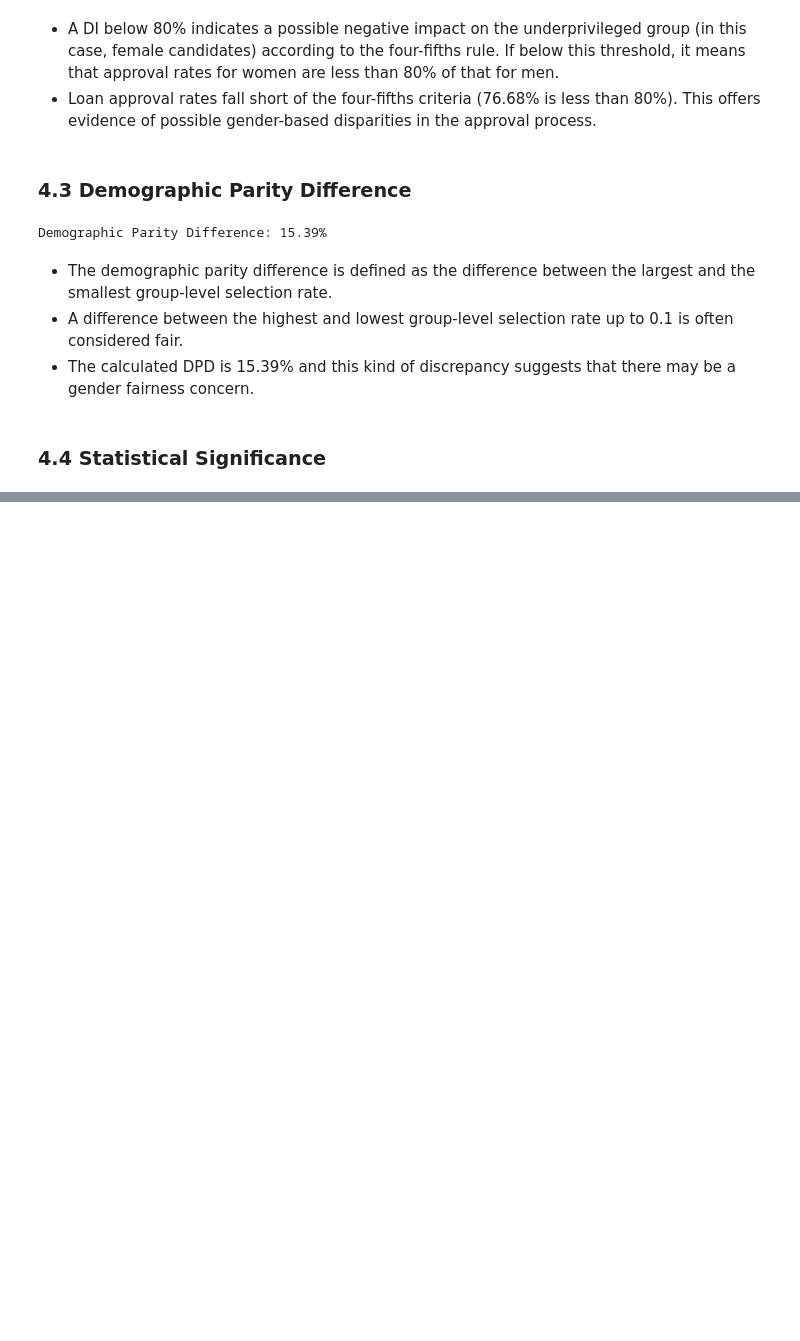
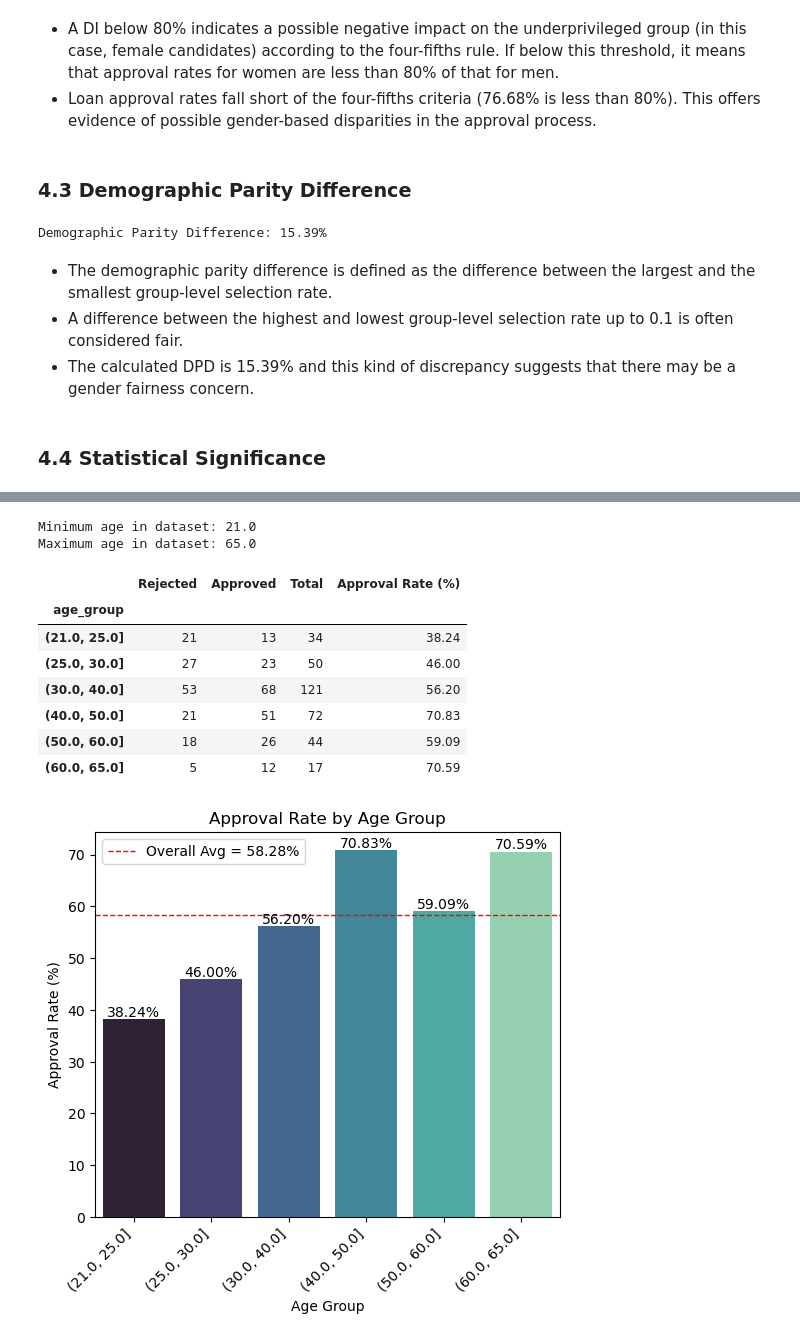
Before and after one commit to marianaclopes/dego-project-team6, a Jupyter notebook: notebooks/02-bias-analysis.ipynb, the cells around one changed output, grey strips where cells are left out. Drawn from its saved outputs; the diff is of its cells as text; code cells hidden in the pictures; blank space fills up the shorter version.

```diff
--- a/notebooks/02-bias-analysis.ipynb
+++ b/notebooks/02-bias-analysis.ipynb
@@ -270,0 +275,80 @@ Dependent (reject H0)
+# %%
+# minimum age
+min_age = df["age"].min()
+print(f"Minimum age in dataset: {min_age}")
+
+# maximum age
+max_age = df["age"].max()
+print(f"Maximum age in dataset: {max_age}")
+
+# Age buckets
+df["age_group"] = pd.cut(df["age"], bins=[min_age, 25, 30, 40, 50, 60, max_age])
+
+# Approval summary by age group
+age_summary = pd.crosstab(
+    df["age_group"],
+    df["decision.loan_approved"]
+)
+
+age_summary.columns = ["Rejected", "Approved"]
+
+# Add totals
+age_summary["Total"] = age_summary["Rejected"] + age_summary["Approved"]
+
+# Add approval rate %
+age_summary["Approval Rate (%)"] = (
+    age_summary["Approved"] / age_summary["Total"] * 100
+).round(2)
+
+display(age_summary)
+
+# Plotting
+plot_df = age_summary.reset_index().rename(columns={"index": "age_group"})
+
+plt.figure(figsize=(6, 5))
+
+ax = sns.barplot(
+    data=plot_df,
+    x="age_group",
+    y="Approval Rate (%)",
+    hue="age_group",
+    palette="mako",
+    legend=False
+)
+
+for p in ax.patches:
+    height = p.get_height()
+    ax.text(
+        p.get_x() + p.get_width() / 2,
+        height + 0.5,
+        f"{height:.2f}%",
+        ha="center"
+    )
+
+plt.axhline(
+    overall_rate * 100,
+    color="red",
+    linestyle="--",
+    linewidth=1,
+    label=f"Overall Avg = {overall_rate:.2%}"
+)
+
+plt.legend(loc="best")
+
+plt.xticks(rotation=45, ha='right')
+plt.title("Approval Rate by Age Group")
+plt.ylabel("Approval Rate (%)")
+plt.xlabel("Age Group")
+plt.show()
+# %% [output]
+Minimum age in dataset: 21.0
+Maximum age in dataset: 65.0
+|  | Rejected | Approved | Total | Approval Rate (%) |
+| age_group |  |  |  |  |
+| (21.0, 25.0] | 21 | 13 | 34 | 38.24 |
+| (25.0, 30.0] | 27 | 23 | 50 | 46.00 |
+| (30.0, 40.0] | 53 | 68 | 121 | 56.20 |
+| (40.0, 50.0] | 21 | 51 | 72 | 70.83 |
+| (50.0, 60.0] | 18 | 26 | 44 | 59.09 |
+| (60.0, 65.0] | 5 | 12 | 17 | 70.59 |
+[figure, added]
```
Also changed, not shown: parts of 16 cells of this notebook.
